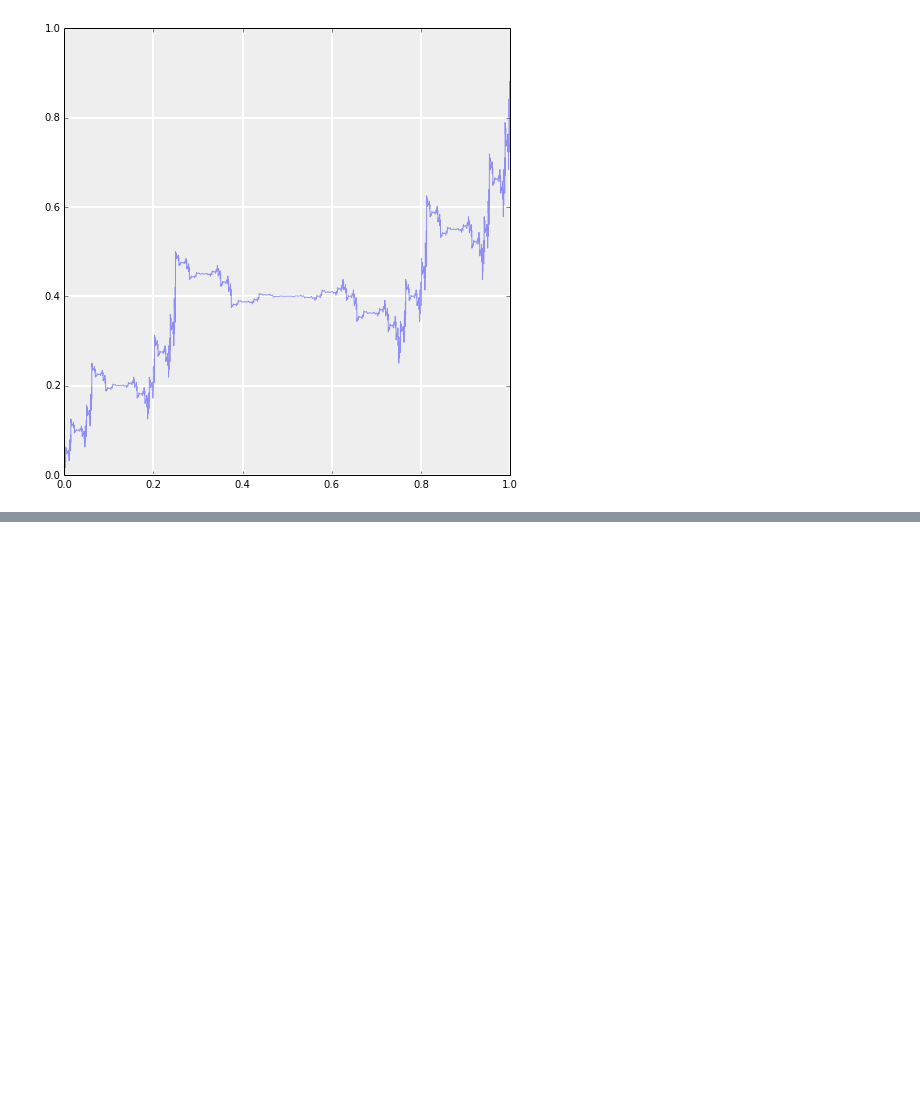
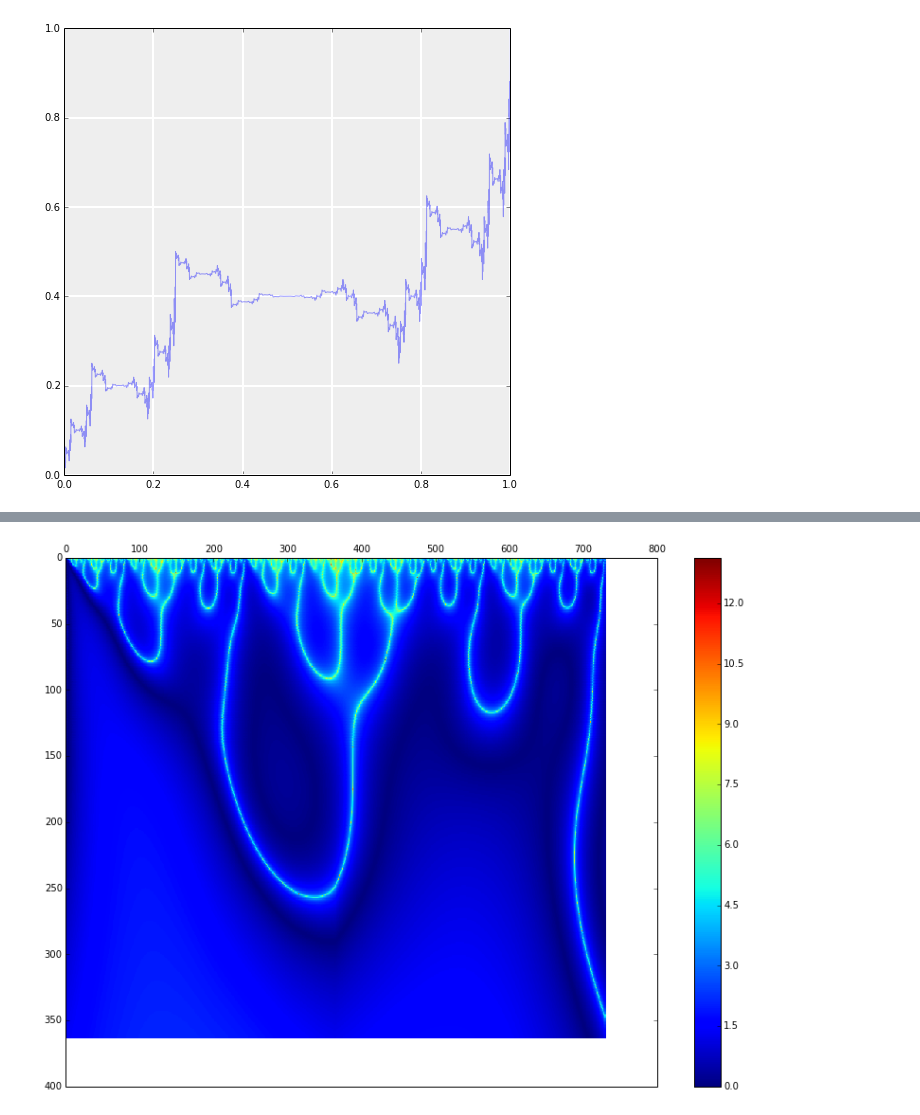
Before and after one commit to buckie/wtmm-python, a Jupyter notebook: notebooks/non-abs_version.ipynb, the cells around one changed output, grey strips where cells are left out. Drawn from its saved outputs; the diff is of its cells as text; code cells hidden in the pictures; blank space fills up the shorter version.

```diff
--- a/notebooks/non-abs_version.ipynb
+++ b/notebooks/non-abs_version.ipynb
@@ -74,0 +75,4 @@ w_coefs = perform_cwt(ys, plot=True)
+# %%
+w_coefs = perform_cwt(ys*-1, plot=True)
+# %% [output]
+[figure, added]
```
Also changed, not shown: parts of 4 cells of this notebook, 3 other files.
